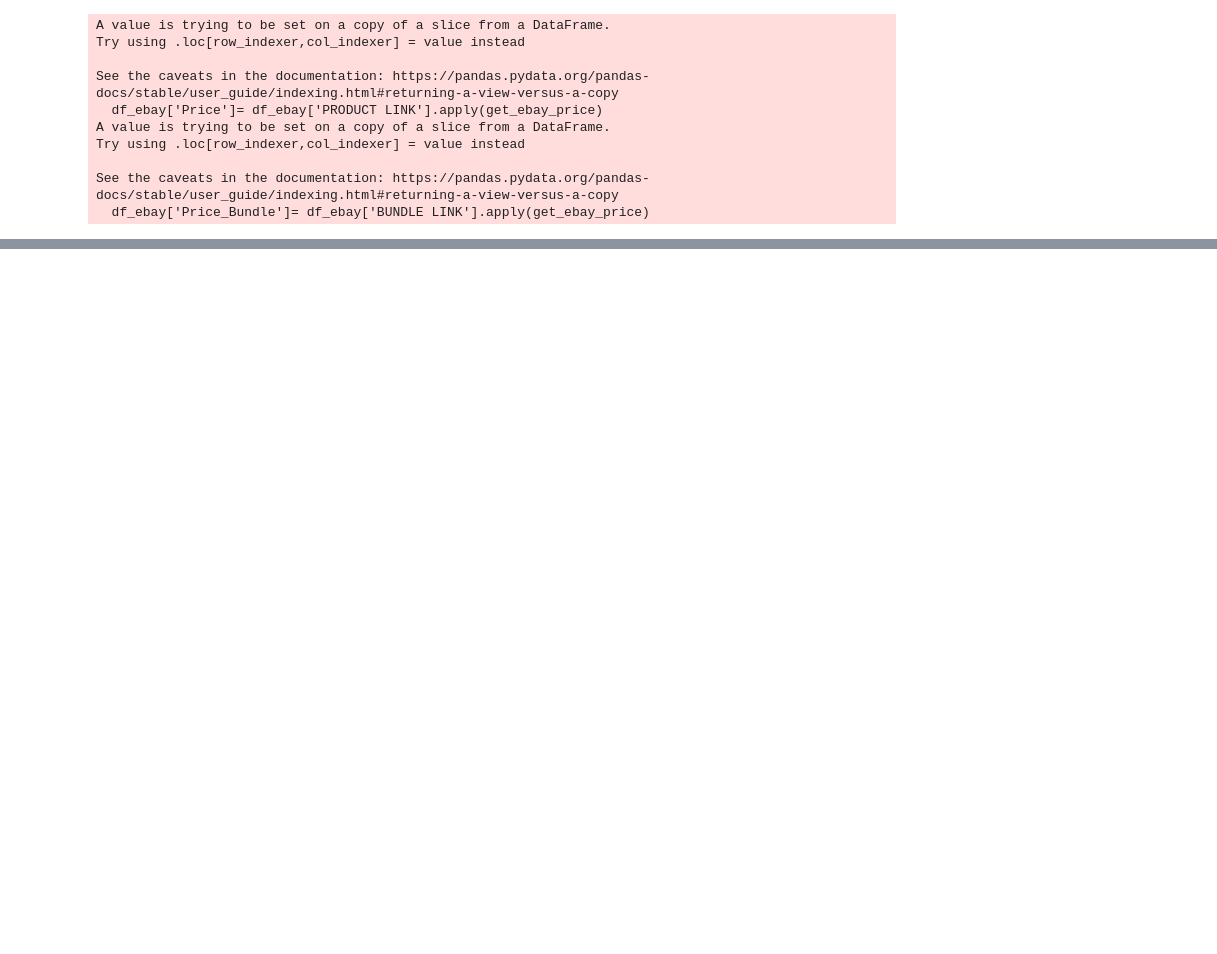
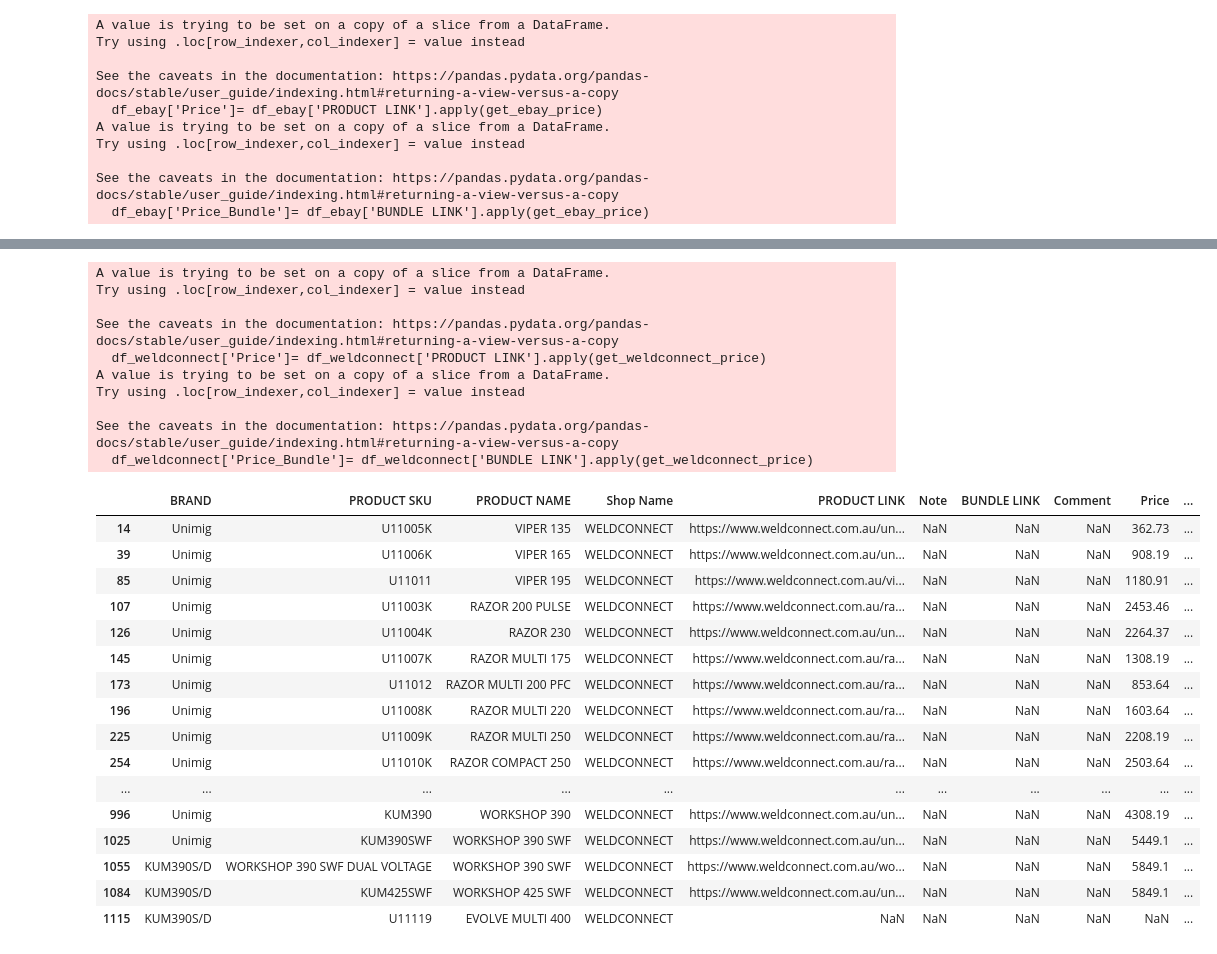
Before and after one commit to Samhith-k/scraper-electroweld, a Jupyter notebook: scraper.ipynb, the cells around one changed output, grey strips where cells are left out. Cells and saved outputs as stored; diff of their text form; code cells hidden in the pictures; blank space fills up the shorter version.

Commit message:
more data+updated app

```diff
--- a/scraper.ipynb
+++ b/scraper.ipynb
@@ -125,9 +132,15 @@ def get_electroweld_website_price(url: str) -> str:
         },
         follow_redirects=True
     )
-    response = session.get(url)
+    try:
+        response = session.get(url)
+    except httpx.ReadTimeout:
+        return np.nan
+    except Exception as e:
+        return np.nan
     sel = Selector(response.text)
     css = lambda query: sel.css(query).get(default="").strip()
+
 
     # Extract the price text from the page.
     price_text = css("p.w-post-elm.product_field.price span.woocommerce-Price-amount.amount bdi::text")
@@ -184,3 +303,33 @@ print( price)
+# %%
+def get_weldconnect_price(url: str) -> str:
+
+    if pd.isna(url) or not isinstance(url, str) or url.strip() == "":
+        return np.nan
+    if len(url) == 0:
+        return np.nan
+    if not url.startswith("https://www.weldconnect.com.au/"):
+        return np.nan
+
+    try:
+        with httpx.Client(
+            headers={
+                "User-Agent": ("Mozilla/5.0 (Windows NT 10.0; Win64; x64) "
+                               "AppleWebKit/537.36 (KHTML, like Gecko) Chrome/113.0.0.0 Safari/537.36"),
+                "Accept": "text/html,application/xhtml+xml,application/xml;q=0.9,image/webp,*/*;q=0.8",
+            },
+            follow_redirects=True
+        ) as session:
+            # Set an explicit timeout (in seconds) for the request.
+            response = session.get(url, timeout=15.0)
+    except httpx.ReadTimeout:
+        # If a timeout occurs, return np.nan (or any other appropriate fallback)
+        return np.nan
+
+    sel = Selector(response.text)
+    # Extract the price using the "content" attribute from the <div> element.
+    price_text = sel.css("div.h1[itemprop='price']::attr(content)").get(default="").strip()
+
+    return price_text
 # %%
 df_sub.head()
 # %% [output]
@@ -373,0 +410,33 @@ df_ebay
+# %%
+df_weldconnect = df_sub[df_sub['Shop Name'].str.contains('WELDCONNECT', case=False, na=False, regex=True)]
+df_weldconnect['Price']= df_weldconnect['PRODUCT LINK'].apply(get_weldconnect_price)
+df_weldconnect['Price_Bundle']= df_weldconnect['BUNDLE LINK'].apply(get_weldconnect_price)
+df_weldconnect
+# %% [output]
+A value is trying to be set on a copy of a slice from a DataFrame.
+Try using .loc[row_indexer,col_indexer] = value instead
+
+See the caveats in the documentation: https://pandas.pydata.org/pandas-docs/stable/user_guide/indexing.html#returning-a-view-versus-a-copy
+  df_weldconnect['Price']= df_weldconnect['PRODUCT LINK'].apply(get_weldconnect_price)
+A value is trying to be set on a copy of a slice from a DataFrame.
+Try using .loc[row_indexer,col_indexer] = value instead
+
+See the caveats in the documentation: https://pandas.pydata.org/pandas-docs/stable/user_guide/indexing.html#returning-a-view-versus-a-copy
+  df_weldconnect['Price_Bundle']= df_weldconnect['BUNDLE LINK'].apply(get_weldconnect_price)
+|  | BRAND | PRODUCT SKU | PRODUCT NAME | Shop Name | PRODUCT LINK | Note | BUNDLE LINK | Comment | Price | ... |
+| 14 | Unimig | U11005K | VIPER 135 | WELDCONNECT | https://www.weldconnect.com.au/un... | NaN | NaN | NaN | 362.73 | ... |
+| 39 | Unimig | U11006K | VIPER 165 | WELDCONNECT | https://www.weldconnect.com.au/un... | NaN | NaN | NaN | 908.19 | ... |
+| 85 | Unimig | U11011 | VIPER 195 | WELDCONNECT | https://www.weldconnect.com.au/vi... | NaN | NaN | NaN | 1180.91 | ... |
+| 107 | Unimig | U11003K | RAZOR 200 PULSE | WELDCONNECT | https://www.weldconnect.com.au/ra... | NaN | NaN | NaN | 2453.46 | ... |
+| 126 | Unimig | U11004K | RAZOR 230 | WELDCONNECT | https://www.weldconnect.com.au/un... | NaN | NaN | NaN | 2264.37 | ... |
+| 145 | Unimig | U11007K | RAZOR MULTI 175 | WELDCONNECT | https://www.weldconnect.com.au/ra... | NaN | NaN | NaN | 1308.19 | ... |
+| 173 | Unimig | U11012 | RAZOR MULTI 200 PFC | WELDCONNECT | https://www.weldconnect.com.au/ra... | NaN | NaN | NaN | 853.64 | ... |
+| 196 | Unimig | U11008K | RAZOR MULTI 220 | WELDCONNECT | https://www.weldconnect.com.au/ra... | NaN | NaN | NaN | 1603.64 | ... |
+| 225 | Unimig | U11009K | RAZOR MULTI 250 | WELDCONNECT | https://www.weldconnect.com.au/ra... | NaN | NaN | NaN | 2208.19 | ... |
+| 254 | Unimig | U11010K | RAZOR COMPACT 250 | WELDCONNECT | https://www.weldconnect.com.au/ra... | NaN | NaN | NaN | 2503.64 | ... |
+| ... | ... | ... | ... | ... | ... | ... | ... | ... | ... | ... |
+| 996 | Unimig | KUM390 | WORKSHOP 390 | WELDCONNECT | https://www.weldconnect.com.au/un... | NaN | NaN | NaN | 4308.19 | ... |
+| 1025 | Unimig | KUM390SWF | WORKSHOP 390 SWF | WELDCONNECT | https://www.weldconnect.com.au/un... | NaN | NaN | NaN | 5449.1 | ... |
+| 1055 | KUM390S/D | WORKSHOP 390 SWF DUAL VOLTAGE | WORKSHOP 390 SWF | WELDCONNECT | https://www.weldconnect.com.au/wo... | NaN | NaN | NaN | 5849.1 | ... |
+| 1084 | KUM390S/D | KUM425SWF | WORKSHOP 425 SWF | WELDCONNECT | https://www.weldconnect.com.au/un... | NaN | NaN | NaN | 5849.1 | ... |
+| 1115 | KUM390S/D | U11119 | EVOLVE MULTI 400 | WELDCONNECT | NaN | NaN | NaN | NaN | NaN | ... |
```
Also changed, not shown: parts of 19 cells of this notebook, 8 other files.
